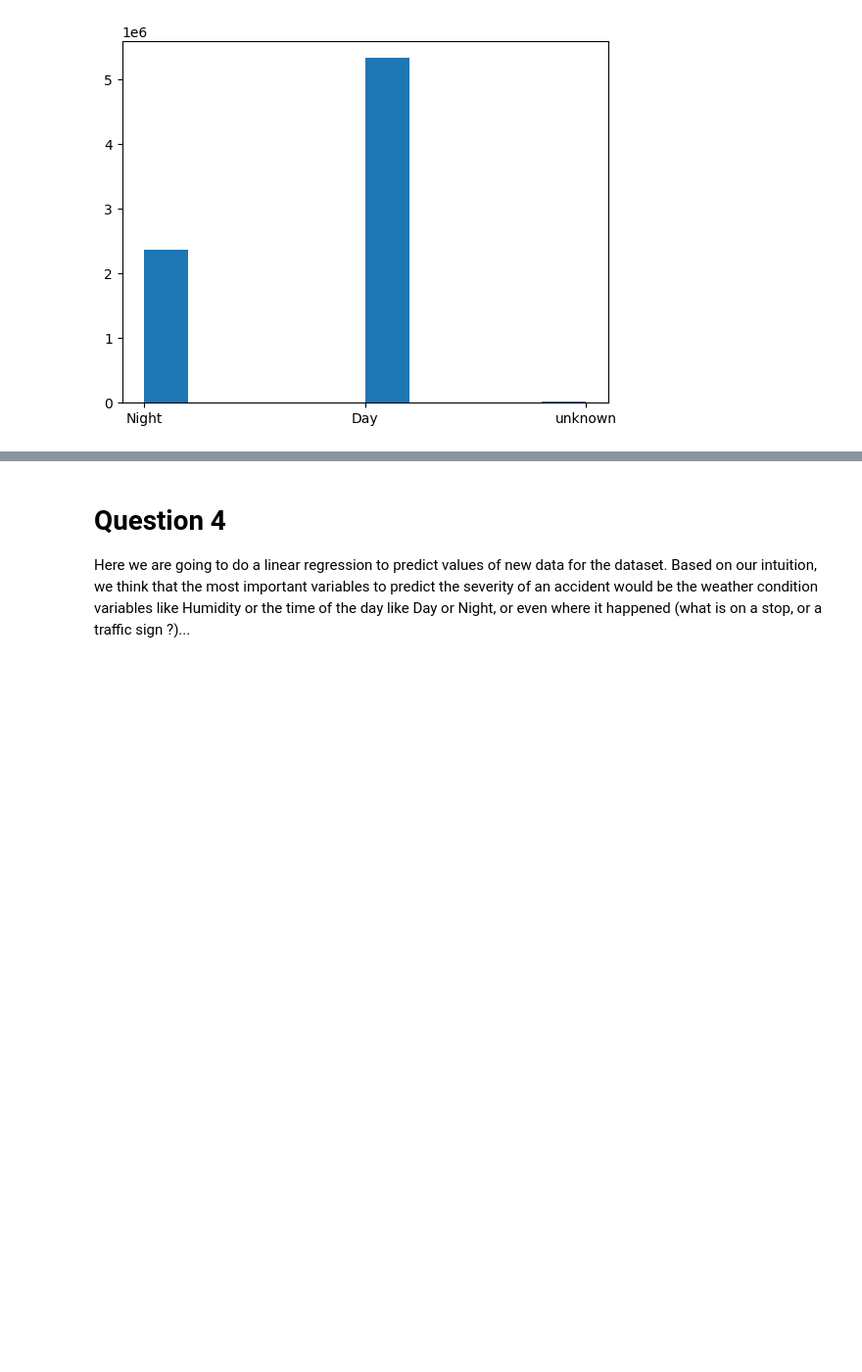
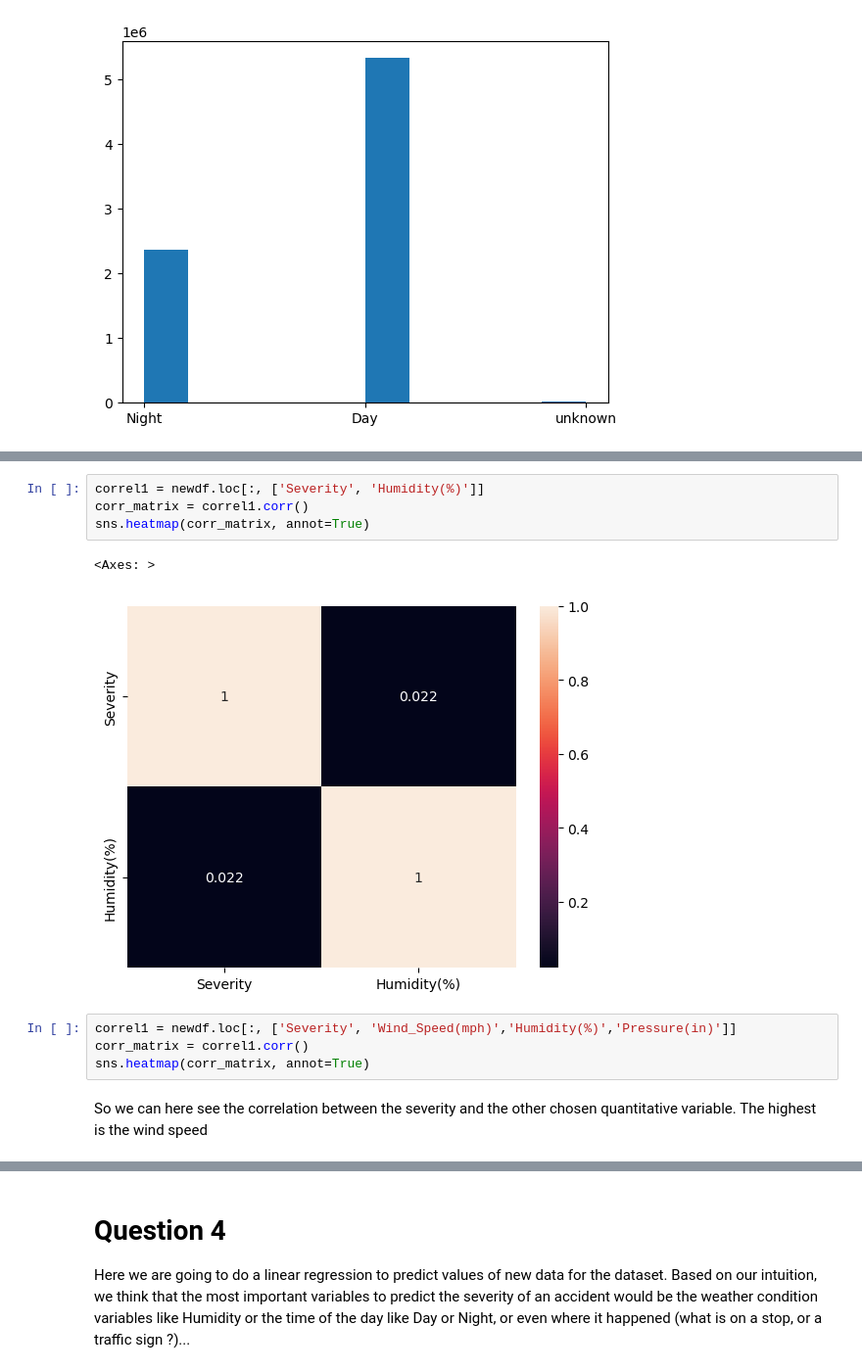
Before and after one commit to RinjieMX/ExplainAI_TD4, a Jupyter notebook: Notebook_TD4.ipynb, the cells around one changed output, grey strips where cells are left out. Shown at 98% size. Saved outputs shown, nothing was run; the diff lists cells and outputs as text; blank space fills up the shorter version.

```diff
--- a/Notebook_TD4.ipynb
+++ b/Notebook_TD4.ipynb
@@ -345,0 +362,13 @@ plt.hist(newdf['Sunrise_Sunset'])
+# %%
+correl1 = newdf.loc[:, ['Severity', 'Humidity(%)']]
+corr_matrix = correl1.corr()
+sns.heatmap(corr_matrix, annot=True)
+# %% [output]
+<Axes: >
+[figure, added]
+# %%
+correl1 = newdf.loc[:, ['Severity', 'Wind_Speed(mph)','Humidity(%)','Pressure(in)']]
+corr_matrix = correl1.corr()
+sns.heatmap(corr_matrix, annot=True)
+# %% [markdown]
+So we can here see the correlation between the severity and the other chosen quantitative variable. The highest is the wind speed
```
Also changed, not shown: parts of 4 cells of this notebook.
